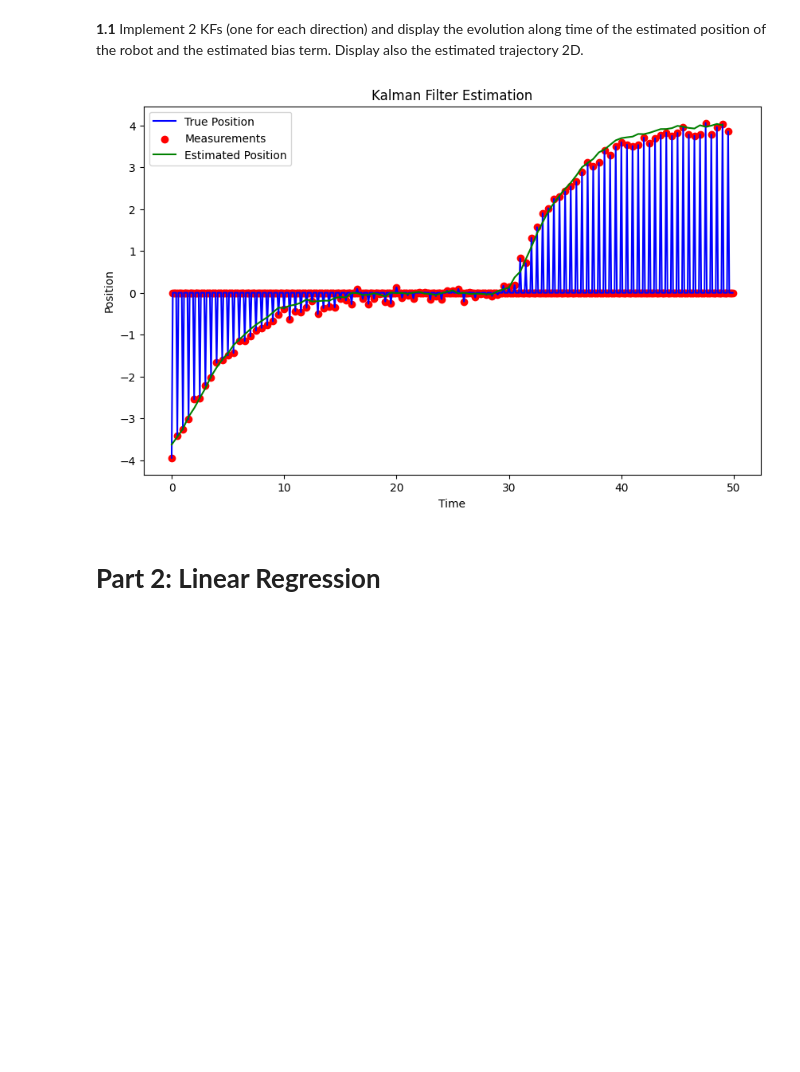
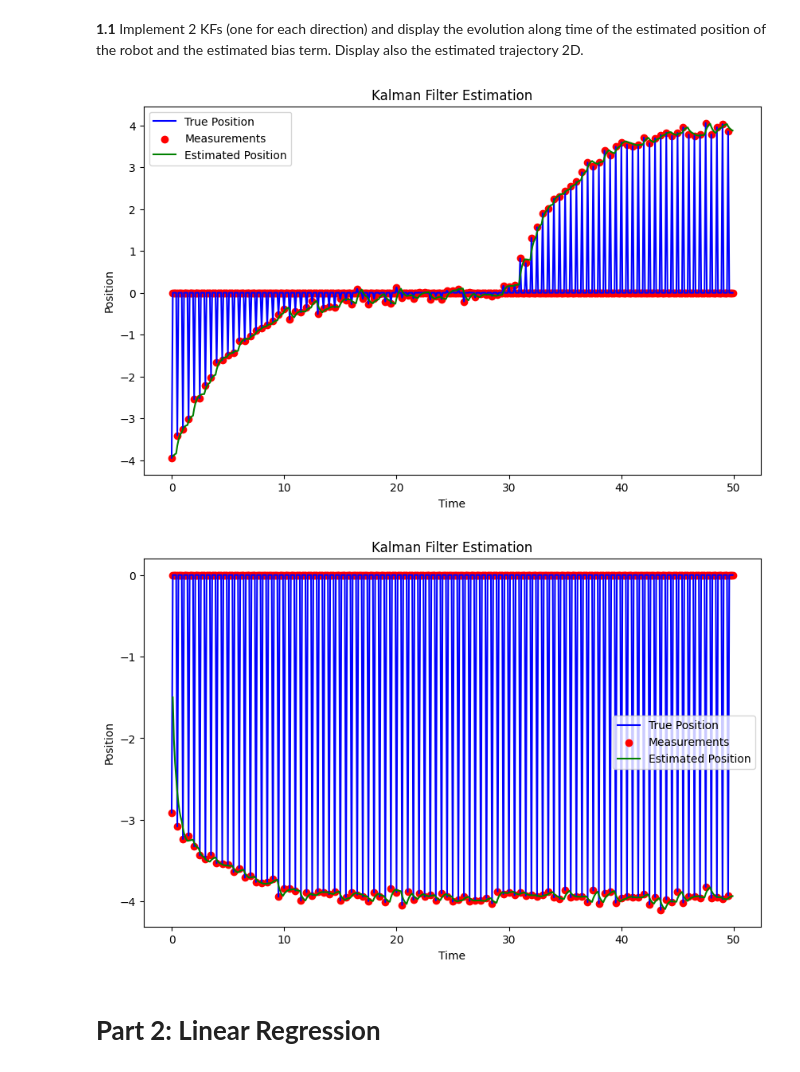
Before and after one commit to brumocas/ML_Projects, a Jupyter notebook: Proj1/ML_project1.ipynb, the cells around one changed output. Saved outputs shown, nothing was run; the diff lists cells and outputs as text; code cells hidden in the pictures; blank space fills up the shorter version.

Commit message:
Kalman Filter Implementation

```diff
--- a/Proj1/ML_project1.ipynb
+++ b/Proj1/ML_project1.ipynb
@@ -256,61 +256,87 @@ vy = df["vy"].values
 import numpy as np
 import matplotlib.pyplot as plt
 
-# Assuming you have predefined matrices A, B, H, Q, R
-# and initial state estimate X0 and initial covariance matrix P0
 
-# Initialize state estimate and covariance matrix
-X = np.array([[x[0]], [vx[0]]])  # Assuming a 2D state [position, velocity]
-P = 10 * np.eye(2)  # Assuming a 2D state, initialize with identity matrix
+def Kalman_Filter(X, P, A, Q, R, N_iter, x):
 
-# Kalman Filter loop
-N_iter = len(time)  # Number of iterations
-dt = time[1] - time[0]  # Assuming a constant time step
+    estimated_x = []
+    Z = np.array([[x[0]]])
 
-A = np.array([[1, dt], [0, 1]])
-H = np.array([[1, 0]])
-Q = np.array([[1, 0], [0, 1]])
-R = np.array([[10]])
-
-estimated_x = []
-
-for t in range(1, N_iter):
-    if t%5 == 0:
-        # Measurement vector
-        Y = np.array([[x[t]]])
+    for t in range(1, N_iter):
+        if t%5 == 0:
+            # Measurement vector
+            Z = np.array([[x[t]]])
 
         # Prediction step
         X_pred = A @ X
         P_pred = A @ P @ A.T + Q
 
         # Update step
         K = P_pred @ H.T @ np.linalg.inv((H @ P_pred @ H.T) + R)
-        X = X_pred + K @ (Y - H @ X_pred)
+        X = X_pred + K @ (Z - H @ X_pred)
         P = (np.eye(2) - K @ H) @ P_pred
 
-        # Save the estimated position for plotting
+        # Save the estimated position   for plotting
         estimated_x.append(X[0, 0])
 
-# Convert the list to a NumPy array for plotting
-estimated_x = np.array(estimated_x)
+    # Convert the list to a NumPy array for plotting
+    return np.array(estimated_x)
 
+
+# Assuming predefined matrices A, B, H, Q, R
+# and initial state estimate X0 and initial covariance matrix P0
+
+# Initialize state estimate and covariance matrix
+X = np.array([[x[0]], [vx[0]]])  # Assuming a 2D state [position, velocity]
+Y = np.array([[x[1]], [vx[1]]])  # Assuming a 2D state [position, velocity]
+P = 10 * np.eye(2)  # Assuming a 2D state, initialize with identity matrix
+
+# Kalman Filter loop
+N_iter = len(time)  # Number of iterations
+h = time[1] - time[0]  # Assuming a constant time step
+
+A = np.array([[1, h], [0, 1]])
+H = np.array([[1, 0]])
+Q = np.array([[1, 0], [0, 1]])
+R = np.array([[10]])
+
+estimated_x = Kalman_Filter(X, P, A, Q, R, N_iter, x)
+estimated_y = Kalman_Filter(Y, P, A, Q, R, N_iter, y)
 
 # Increase the figure size
 plt.figure(figsize=(10, 6))
 
 # Plotting the results
 plt.plot(time, x, label='True Position', color='blue')
 plt.scatter(time, x, label='Measurements', color='red', marker='o')
-time_1 = np.arange(0, 99/2, 1/2)
-plt.plot(time_1, estimated_x, label='Estimated Position', color='green')
+plt.plot(time[1:], estimated_x, label='Estimated Position', color='green')
+#time_1 = np.arange(0, 99/2, 1/2)
+#plt.plot(time_1, estimated_x, label='Estimated Position', color='green')
 
 plt.xlabel('Time')
 plt.ylabel('Position')
 plt.legend()
 plt.title('Kalman Filter Estimation')
 plt.show()
+
+# Increase the figure size
+plt.figure(figsize=(10, 6))
+
+# Plotting the results
+plt.plot(time, y, label='True Position', color='blue')
+plt.scatter(time, y, label='Measurements', color='red', marker='o')
+plt.plot(time[1:], estimated_y, label='Estimated Position', color='green')
+#time_1 = np.arange(0, 99/2, 1/2)
+#plt.plot(time_1, estimated_x, label='Estimated Position', color='green')
+
+plt.xlabel('Time')
+plt.ylabel('Position')
+plt.legend()
+plt.title('Kalman Filter Estimation')
+plt.show()
 # %% [output]
-[figure, old version]
+[figure, new version]
+[figure, added]
 # %% [markdown]
 # **Part 2: Linear Regression**
 # %% [markdown]
```
